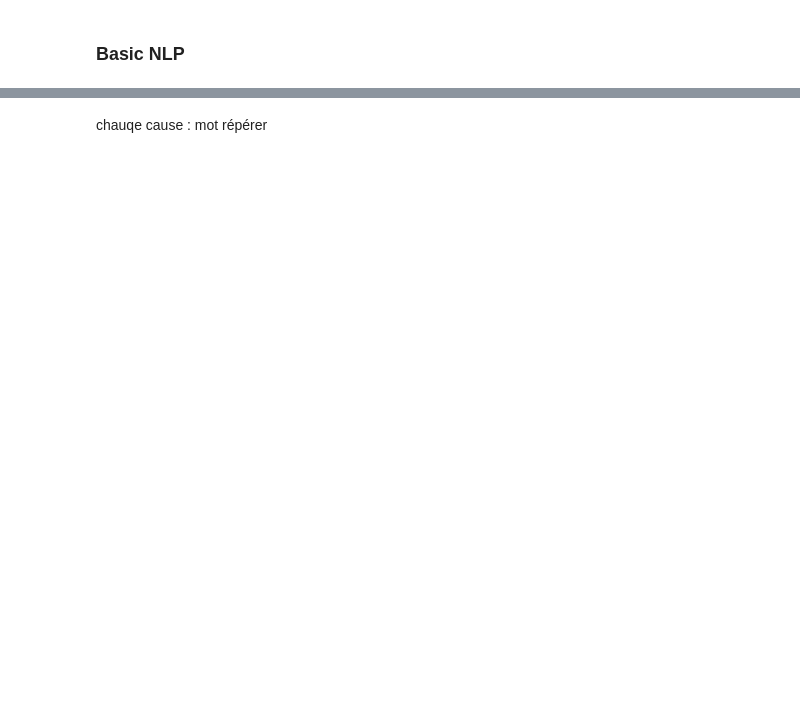
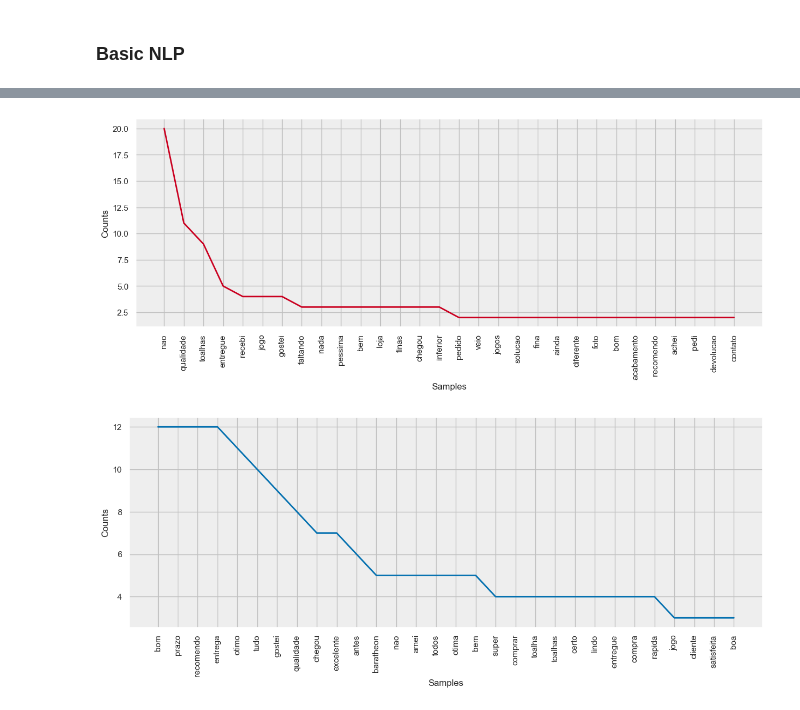
Before and after one commit to vivimouret29/mast2_ai, a Jupyter notebook: red_string/red_string.ipynb, the cells around one changed output, grey strips where cells are left out. Cells and saved outputs as stored; diff of their text form; code cells hidden in the pictures; blank space fills up the shorter version.

```diff
--- a/red_string/red_string.ipynb
+++ b/red_string/red_string.ipynb
@@ -408,2 +492,0 @@ Average review score: 3.98
-# %% [markdown]
-chauqe cause : mot répérer
@@ -409,0 +505,23 @@ chauqe cause : mot répérer
+# %%
+reviews_delivered_1s = reviews_prod[(reviews_prod['review_score'] == 1) & (
+    reviews_prod['order_delivered_customer_date'] <
+    reviews_prod['review_creation_date'])]
+reviews_delivered_5s = reviews_prod[(reviews_prod['review_score'] == 5) & (
+    reviews_prod['order_delivered_customer_date'] <
+    reviews_prod['review_creation_date'])]
+
+unigrams_d5s, bigrams_d5s, trigrams_d5s = ngrams(
+    reviews_delivered_5s['review_comment_words'])
+unigrams_d1s, bigrams_d1s, trigrams_d1s = ngrams(
+    reviews_delivered_1s['review_comment_words'])
+
+plot_freq(unigrams_d1s, COLOR_1S)
+# plot_freq(bigrams_d1s, COLOR_1S)
+# plot_freq(trigrams_d1s, COLOR_1S)
+
+plot_freq(unigrams_d5s, COLOR_5S)
+# plot_freq(bigrams_d1s, COLOR_1S)
+# plot_freq(trigrams_d1s, COLOR_1S)
+# %% [output]
+[figure, added]
+[figure, added]
```
Also changed, not shown: parts of 55 cells of this notebook.
